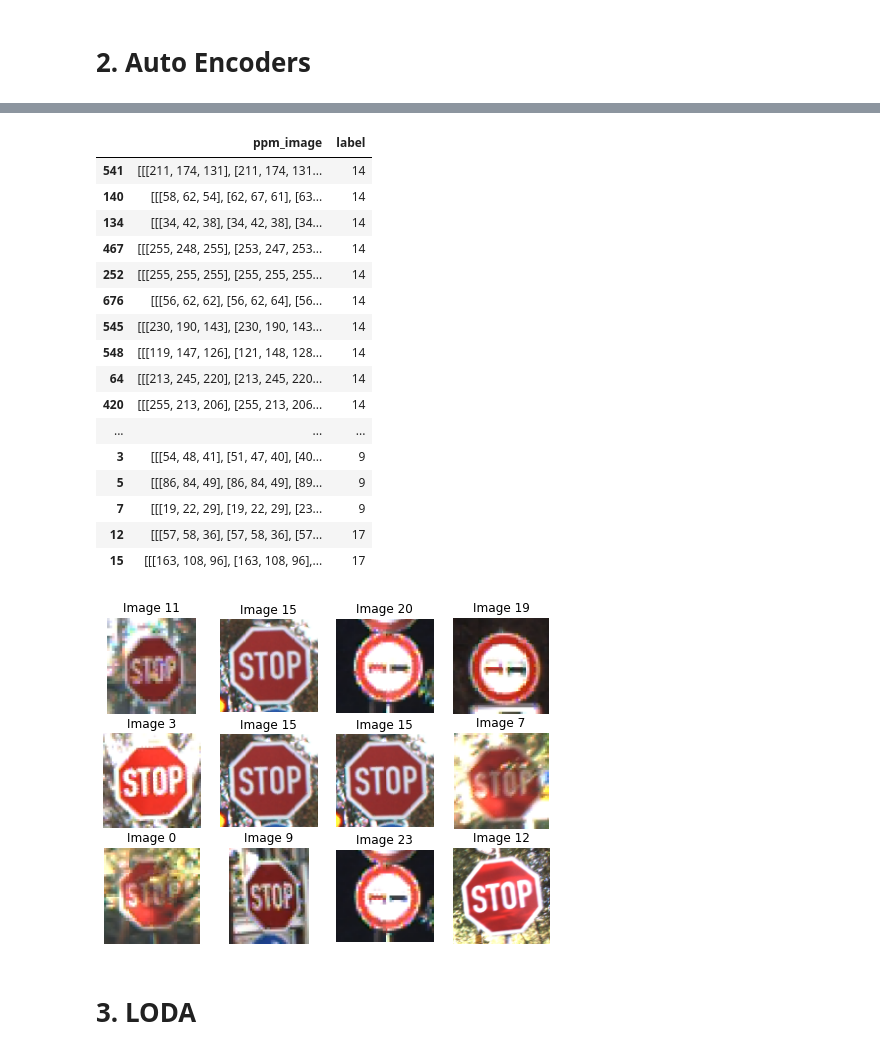
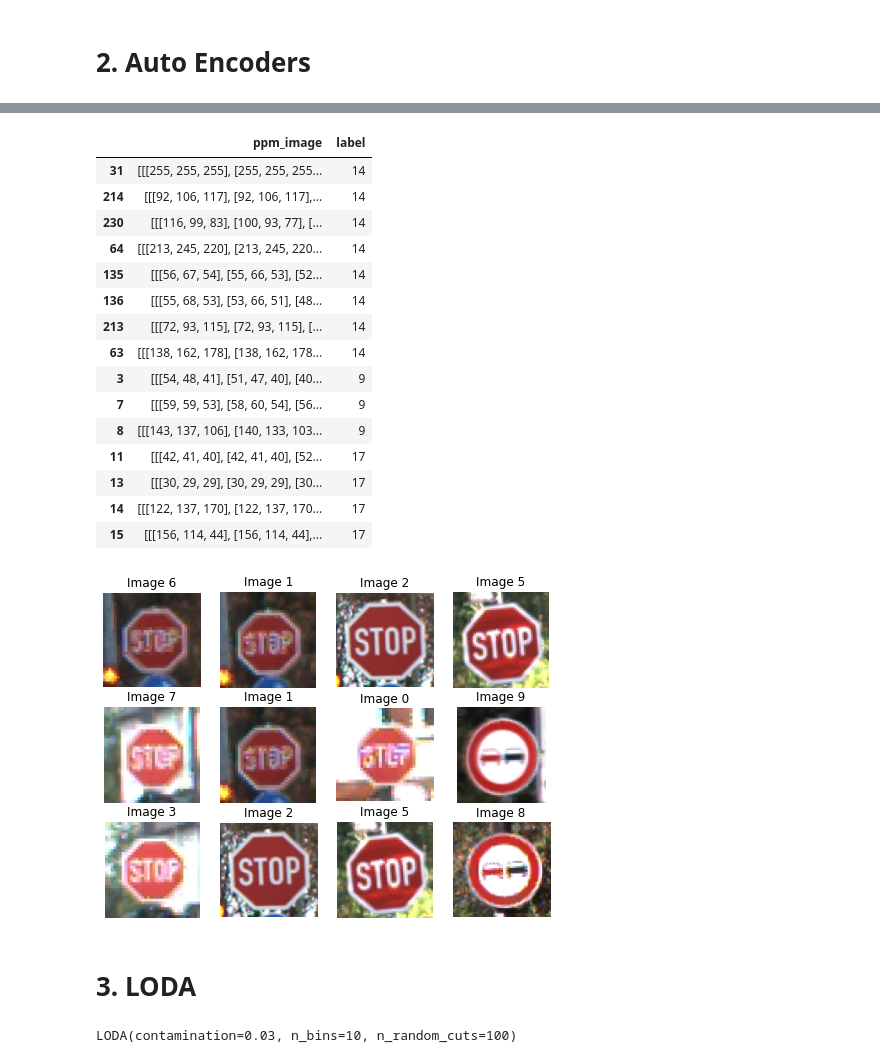
Before and after one commit to nbelhidane/Stop-Sign-Outlier-Detection, a Jupyter notebook: notebook_dataset_pyod.ipynb, the cells around one changed output, grey strips where cells are left out. Saved outputs shown, nothing was run; the diff lists cells and outputs as text; code cells hidden in the pictures.

Commit message:
Added Loda, ABOD, VAE

```diff
--- a/notebook_dataset_pyod.ipynb
+++ b/notebook_dataset_pyod.ipynb
@@ -153,4 +154,4 @@ IForest(behaviour='old', bootstrap=False, contamination=0.1, max_features=1.0,
 # %%
-preds = model.predict(df_test.iloc[:,2:])
+preds_if = model_if.predict(df_test.iloc[:,2:])
 preds
 # %% [output]
@@ -184,5 +173,5 @@ df_test.iloc[:,[0,1]][preds==1]
 # %%
-iforest_res = df_test.iloc[:,[0,1]][preds==1].reset_index(drop=True)
+iforest_res = df_test.iloc[:,[0,1]][preds_if==1].reset_index(drop=True)
 rand_grid = np.random.randint(iforest_res.shape[0], size=[grid_m,grid_n])
 
 f0, cell0 = plt.subplots(grid_m, grid_n, figsize=(8,6))
@@ -198,7 +187,7 @@ for i in range(grid_m):
 # %%
 # train the anomaly detection model
 print("[INFO] fitting anomaly detection model...")
-model = AutoEncoder(epochs=10, random_state=42)
-model.fit(df_train.iloc[:,2:])
+model_ae = AutoEncoder(epochs=10, random_state=42, contamination=0.03)
+model_ae.fit(df_train.iloc[:,2:])
 # %% [output]
 [INFO] fitting anomaly detection model...
@@ -225,37 +214,41 @@ AutoEncoder(batch_size=32, contamination=0.1, dropout_rate=0.2, epochs=10,
       optimizer='adam', output_activation='sigmoid', preprocessing=True,
       random_state=42, validation_size=0.1, verbose=1)
 # %%
-preds = model.predict(df_test.iloc[:,2:])
-df_test.iloc[:,[0,1]][preds==1]
+preds_ae = model_ae.predict(df_test.iloc[:,2:])
+df_test.iloc[:,[0,1]][preds_ae==1]
 # %% [output]
 |  | ppm_image | label |
-| 541 | [[[211, 174, 131], [211, 174, 131... | 14 |
-| 140 | [[[58, 62, 54], [62, 67, 61], [63... | 14 |
-| 134 | [[[34, 42, 38], [34, 42, 38], [34... | 14 |
-| 467 | [[[255, 248, 255], [253, 247, 253... | 14 |
-| 252 | [[[255, 255, 255], [255, 255, 255... | 14 |
-| 676 | [[[56, 62, 62], [56, 62, 64], [56... | 14 |
-| 545 | [[[230, 190, 143], [230, 190, 143... | 14 |
-| 548 | [[[119, 147, 126], [121, 148, 128... | 14 |
+| 31 | [[[255, 255, 255], [255, 255, 255... | 14 |
+| 214 | [[[92, 106, 117], [92, 106, 117],... | 14 |
+| 230 | [[[116, 99, 83], [100, 93, 77], [... | 14 |
 | 64 | [[[213, 245, 220], [213, 245, 220... | 14 |
-| 420 | [[[255, 213, 206], [255, 213, 206... | 14 |
-| ... | ... | ... |
+| 135 | [[[56, 67, 54], [55, 66, 53], [52... | 14 |
+| 136 | [[[55, 68, 53], [53, 66, 51], [48... | 14 |
+| 213 | [[[72, 93, 115], [72, 93, 115], [... | 14 |
+| 63 | [[[138, 162, 178], [138, 162, 178... | 14 |
 | 3 | [[[54, 48, 41], [51, 47, 40], [40... | 9 |
-| 5 | [[[86, 84, 49], [86, 84, 49], [89... | 9 |
-| 7 | [[[19, 22, 29], [19, 22, 29], [23... | 9 |
-| 12 | [[[57, 58, 36], [57, 58, 36], [57... | 17 |
-| 15 | [[[163, 108, 96], [163, 108, 96],... | 17 |
+| 7 | [[[59, 59, 53], [58, 60, 54], [56... | 9 |
+| 8 | [[[143, 137, 106], [140, 133, 103... | 9 |
+| 11 | [[[42, 41, 40], [42, 41, 40], [52... | 17 |
+| 13 | [[[30, 29, 29], [30, 29, 29], [30... | 17 |
+| 14 | [[[122, 137, 170], [122, 137, 170... | 17 |
+| 15 | [[[156, 114, 44], [156, 114, 44],... | 17 |
 # %%
-ae_res = df_test.iloc[:,[0,1]][preds==1].reset_index(drop=True)
+ae_res = df_test.iloc[:,[0,1]][preds_ae==1].reset_index(drop=True)
 rand_grid = np.random.randint(ae_res.shape[0], size=[grid_m,grid_n])
 
 f0, cell0 = plt.subplots(grid_m, grid_n, figsize=(8,6))
 for i in range(grid_m):
     for j in range(grid_n):
         cell0[i, j].imshow(ae_res['ppm_image'][rand_grid[i,j]])
         cell0[i, j].axis('off')
         cell0[i, j].set_title('Image {}'.format(rand_grid[i,j]))
 # %% [output]
-[figure, old version]
+[figure, new version]
 # %% [markdown]
 # 3. LODA
+# %%
+model_loda = LODA(contamination=0.03, n_bins=10, n_random_cuts=100)
+model_loda.fit(df_train.iloc[:,2:])
+# %% [output]
+LODA(contamination=0.03, n_bins=10, n_random_cuts=100)
```
Also changed, not shown: parts of 23 cells of this notebook.
